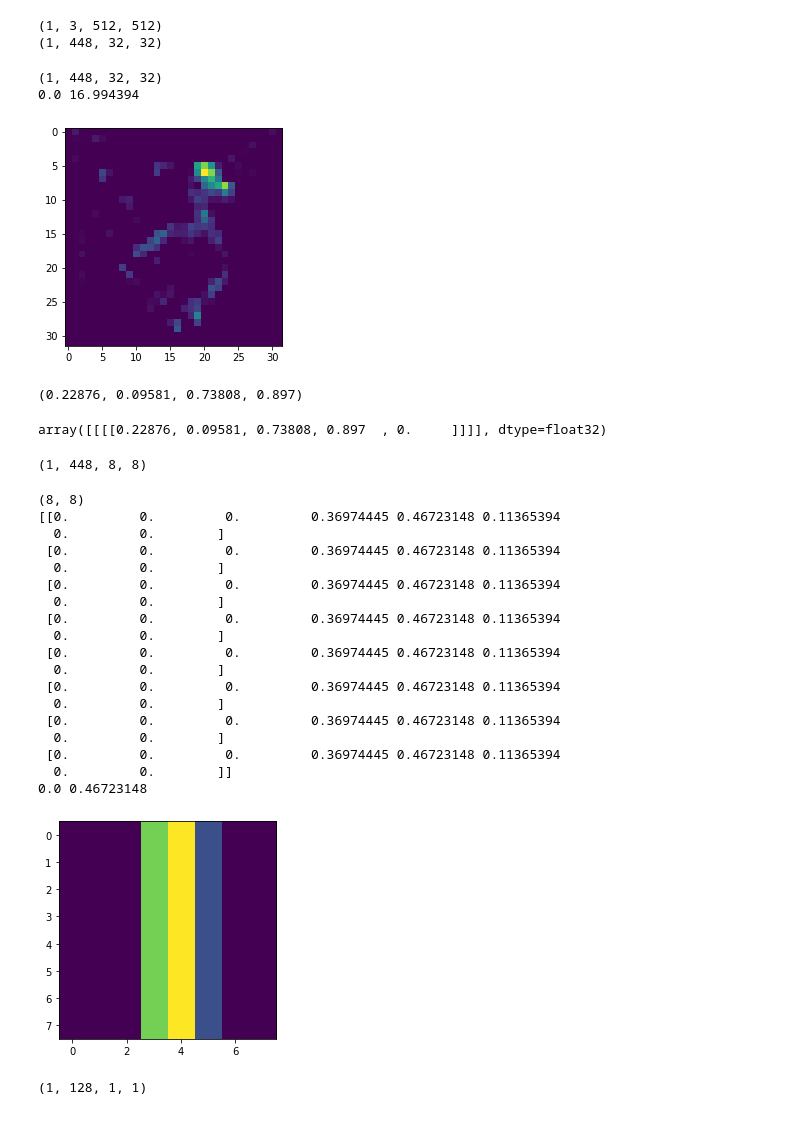
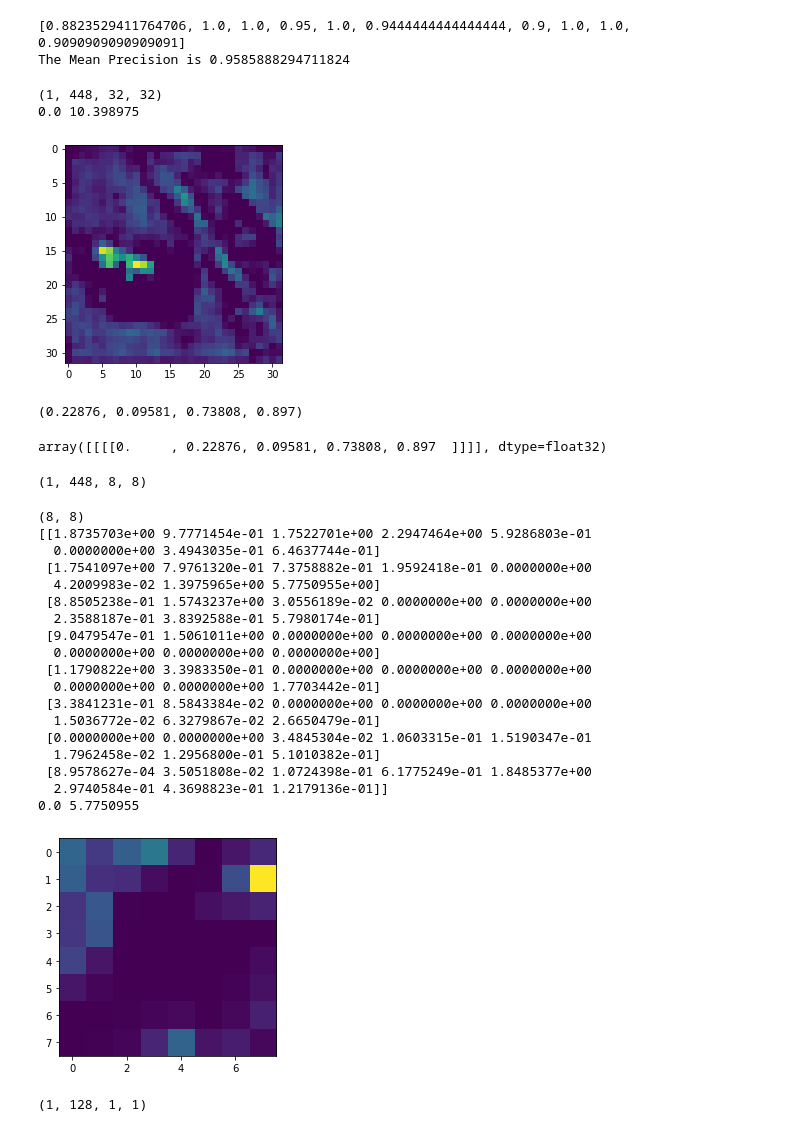
Before and after one commit to ShubhamPatil1994/training_pipeline, a Jupyter notebook: complete_net_classifier.ipynb, the cells around one changed output. Cells and saved outputs as stored; diff of their text form; code cells hidden in the pictures.

```diff
--- a/complete_net_classifier.ipynb
+++ b/complete_net_classifier.ipynb
@@ -301,0 +436,11 @@ def loadBatch(net, processed_ims):
+# %%
+TP_keys = np.fromiter(True_Positive.values(), dtype=int)
+FP_keys = np.fromiter(False_Positive2.values(), dtype=int)
+# print(TP_keys)
+# print(FP_keys)
+print([TP_keys[i]/(TP_keys[i] + FP_keys[i]) for i in range(len(TP_keys))])
+prec = np.asarray([TP_keys[i]/(TP_keys[i] + FP_keys[i]) for i in range(len(TP_keys))])
+print("The Mean Precision is", np.mean(prec))
+# %% [output]
+[0.8823529411764706, 1.0, 1.0, 0.95, 1.0, 0.9444444444444444, 0.9, 1.0, 1.0, 0.9090909090909091]
+The Mean Precision is 0.9585888294711824
@@ -302,28 +449,26 @@ def loadBatch(net, processed_ims):
 # %%
 # Forward
-blobs_out = net.forward(**loadBatch(net,processed_ims))
+blobs_out = net.forward(**loadBatch(net,[processed_ims[0]]))
 out = loadBatch(net,processed_ims)
-print(np.shape(out['data']))
-print(np.shape(blobs_out['cascade192/output']))
+# print(np.shape(out['data']))
+# print(np.shape(blobs_out['cascade192/output']))
 # blobs_out = net.forward(*out['data'])
 
 # net.blobs['data'].data
-# %% [output]
-(1, 3, 512, 512)
-(1, 448, 32, 32)
 # %%
 #What does the output looks like
 #------------------------------------------------------
 mydata = net.blobs['cascade192/output'].data
 print(mydata.shape)
-output = np.squeeze(mydata[0,70,:,:])
+index = 0
+output = np.squeeze(mydata[0,index,:,:])
 plt.imshow(output)
 
 print(np.min(output),np.max(output))
 # %% [output]
 (1, 448, 32, 32)
-0.0 16.994394
+0.0 10.398975
-[figure, old version]
+[figure, new version]
 # %%
 import caffe
 net3 = caffe.Net('/opt/caffe/neurala/training-pipeline/models/classifier/complete_model/complete_model_gorchnet.prototxt',
@@ -403,7 +548,8 @@ xn_top*target_size, yn_top*target_size, xn_bottom*target_size, yn_bottom*target_
 # %%
 # now load data into net3
 data_list = []
-label_list = [xn_top, yn_top, xn_bottom, yn_bottom, 0]
+label_list = [0, xn_top, yn_top, xn_bottom, yn_bottom]
+# label_list = [0, yn_top,  xn_top, yn_bottom, xn_bottom]   # This one gives better results, reverify!
 data_list.append(mydata)
 # net3.blobs['data'].reshape(*np.asarray(data_list).shape)
 ll = np.asarray(label_list)
@@ -418,38 +564,38 @@ roi = net3.blobs['roi_pool'].data
 # %%
 net3.blobs['bboxes'].data[...]
 # %% [output]
-array([[[[0.22876, 0.09581, 0.73808, 0.897  , 0.     ]]]], dtype=float32)
+array([[[[0.     , 0.22876, 0.09581, 0.73808, 0.897  ]]]], dtype=float32)
 # %%
 np.shape(net3.blobs['roi_pool'].data[...])
 # %% [output]
 (1, 448, 8, 8)
 # %%
 mydata = net3.blobs['roi_pool'].data
-print(mydata[0,311,:,:].shape)
-output = np.squeeze(mydata[0,447,:,])
-plt.imshow(mydata[0,447,:,:])
-print(mydata[0,447,:,:])
+print(mydata[0,index,:,:].shape)
+output = np.squeeze(mydata[0,index,:,])
+plt.imshow(mydata[0,index,:,:])
+print(mydata[0,index,:,:])
 print(np.min(output),np.max(output))
 # %% [output]
 (8, 8)
-[[0.         0.         0.         0.36974445 0.46723148 0.11365394
-  0.         0.        ]
- [0.         0.         0.         0.36974445 0.46723148 0.11365394
-  0.         0.        ]
- [0.         0.         0.         0.36974445 0.46723148 0.11365394
-  0.         0.        ]
- [0.         0.         0.         0.36974445 0.46723148 0.11365394
-  0.         0.        ]
- [0.         0.         0.         0.36974445 0.46723148 0.11365394
-  0.         0.        ]
- [0.         0.         0.         0.36974445 0.46723148 0.11365394
-  0.         0.        ]
- [0.         0.         0.         0.36974445 0.46723148 0.11365394
-  0.         0.        ]
- [0.         0.         0.         0.36974445 0.46723148 0.11365394
-  0.         0.        ]]
-0.0 0.46723148
+[[1.8735703e+00 9.7771454e-01 1.7522701e+00 2.2947464e+00 5.9286803e-01
+  0.0000000e+00 3.4943035e-01 6.4637744e-01]
+ [1.7541097e+00 7.9761320e-01 7.3758882e-01 1.9592418e-01 0.0000000e+00
+  4.2009983e-02 1.3975965e+00 5.7750955e+00]
+ [8.8505238e-01 1.5743237e+00 3.0556189e-02 0.0000000e+00 0.0000000e+00
+  2.3588187e-01 3.8392588e-01 5.7980174e-01]
+ [9.0479547e-01 1.5061011e+00 0.0000000e+00 0.0000000e+00 0.0000000e+00
+  0.0000000e+00 0.0000000e+00 0.0000000e+00]
+ [1.1790822e+00 3.3983350e-01 0.0000000e+00 0.0000000e+00 0.0000000e+00
+  0.0000000e+00 0.0000000e+00 1.7703442e-01]
+ [3.3841231e-01 8.5843384e-02 0.0000000e+00 0.0000000e+00 0.0000000e+00
+  1.5036772e-02 6.3279867e-02 2.6650479e-01]
+ [0.0000000e+00 0.0000000e+00 3.4845304e-02 1.0603315e-01 1.5190347e-01
+  1.7962458e-02 1.2956800e-01 5.1010382e-01]
+ [8.9578627e-04 3.5051808e-02 1.0724398e-01 6.1775249e-01 1.8485377e+00
+  2.9740584e-01 4.3698823e-01 1.2179136e-01]]
+0.0 5.7750955
-[figure, old version]
+[figure, new version]
 # %%
 out_label = class_output
 np.shape(out)
```
Also changed, not shown: parts of 14 cells of this notebook, 1 other file.
